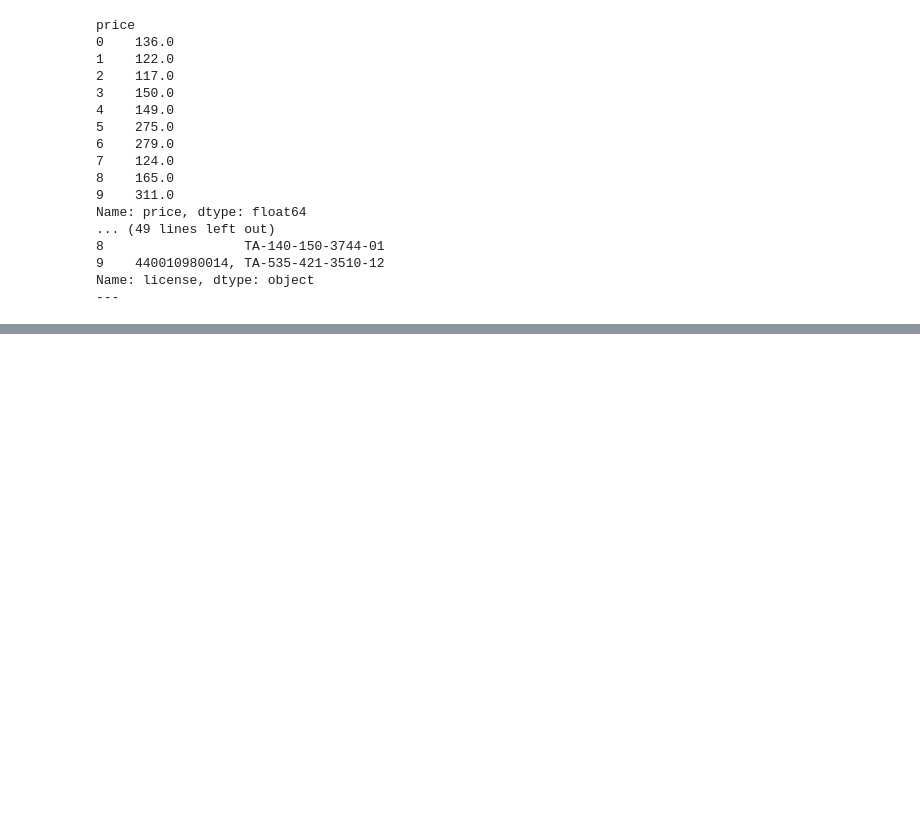
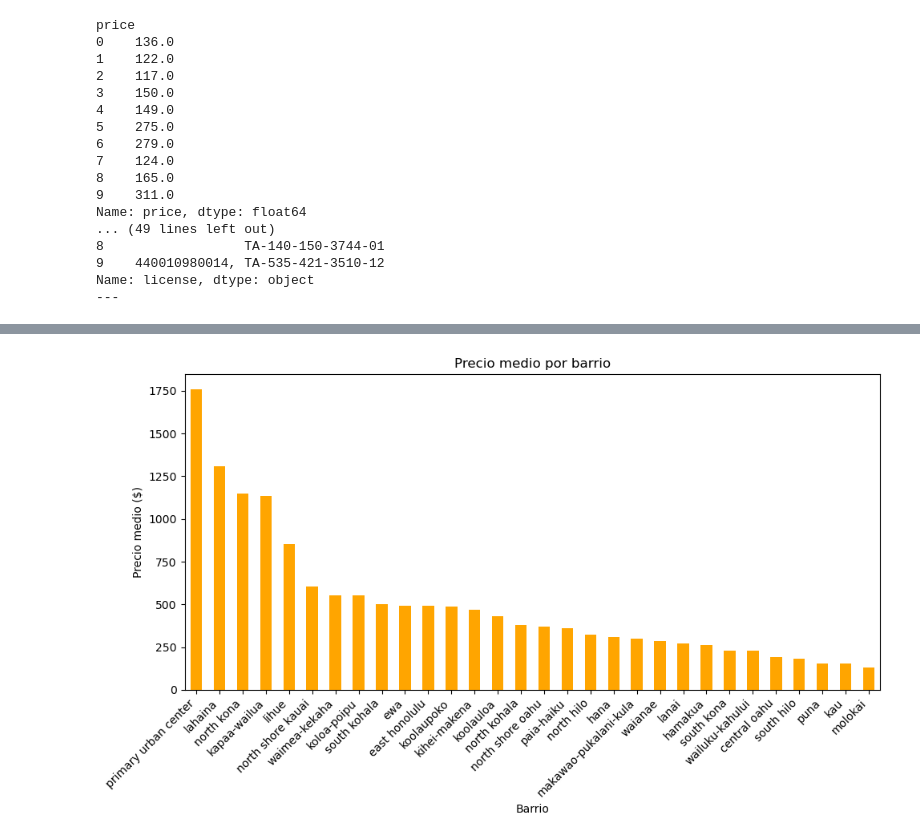
Before and after one commit to AnaIsabel8/Mod3-proyecto-final-individual, a Jupyter notebook: Mod3-proyecto-final-individual/Mod3 proyecto final.ipynb, the cells around one changed output, grey strips where cells are left out. Saved outputs shown, nothing was run; the diff lists cells and outputs as text; code cells hidden in the pictures; blank space fills up the shorter version.

```diff
--- a/Mod3-proyecto-final-individual/Mod3 proyecto final.ipynb
+++ b/Mod3-proyecto-final-individual/Mod3 proyecto final.ipynb
@@ -347,0 +398,5 @@ for i in columnas_categoricas:
+# %%
+# 3.1.3 ¿Existen diferencias significativas de precio entre barrios?
+
+precios_por_barrio = df_alojamientos.groupby("neighbourhood")["price"].agg(["mean", "median"])
+print(precios_por_barrio)
@@ -347,0 +421,12 @@ for i in columnas_categoricas:
+# %%
+precios_por_barrio['mean'].sort_values(ascending=False).plot(
+    kind='bar', color='orange', figsize=(10,6)
+)
+plt.title("Precio medio por barrio")
+plt.ylabel("Precio medio ($)")
+plt.xlabel("Barrio")
+plt.xticks(rotation=45, ha='right')  #rotamos etiquetas para que no se pisen
+plt.tight_layout()  # ajustamos margenes
+plt.show()
+# %% [output]
+[figure, added]
```
Also changed, not shown: parts of 29 cells of this notebook, 2 other files.
